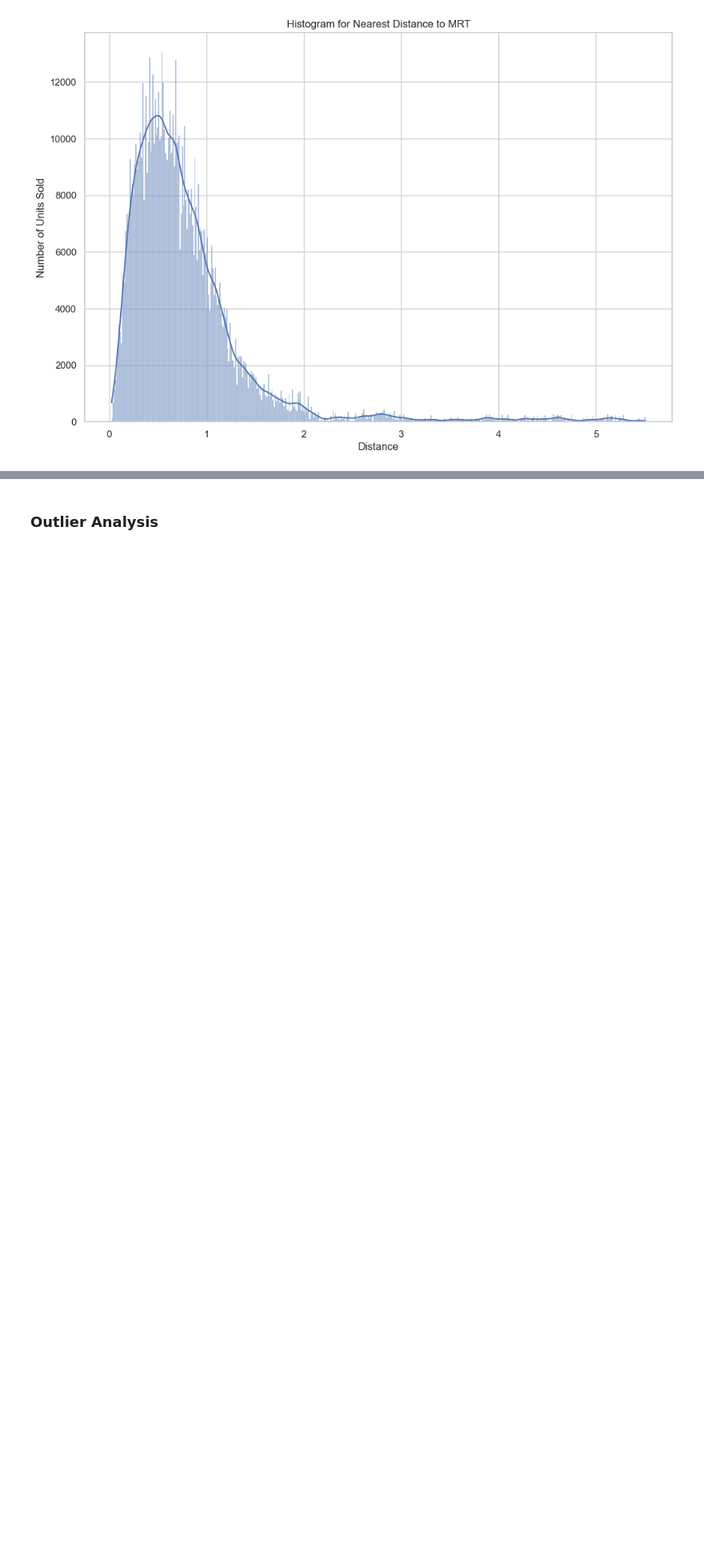
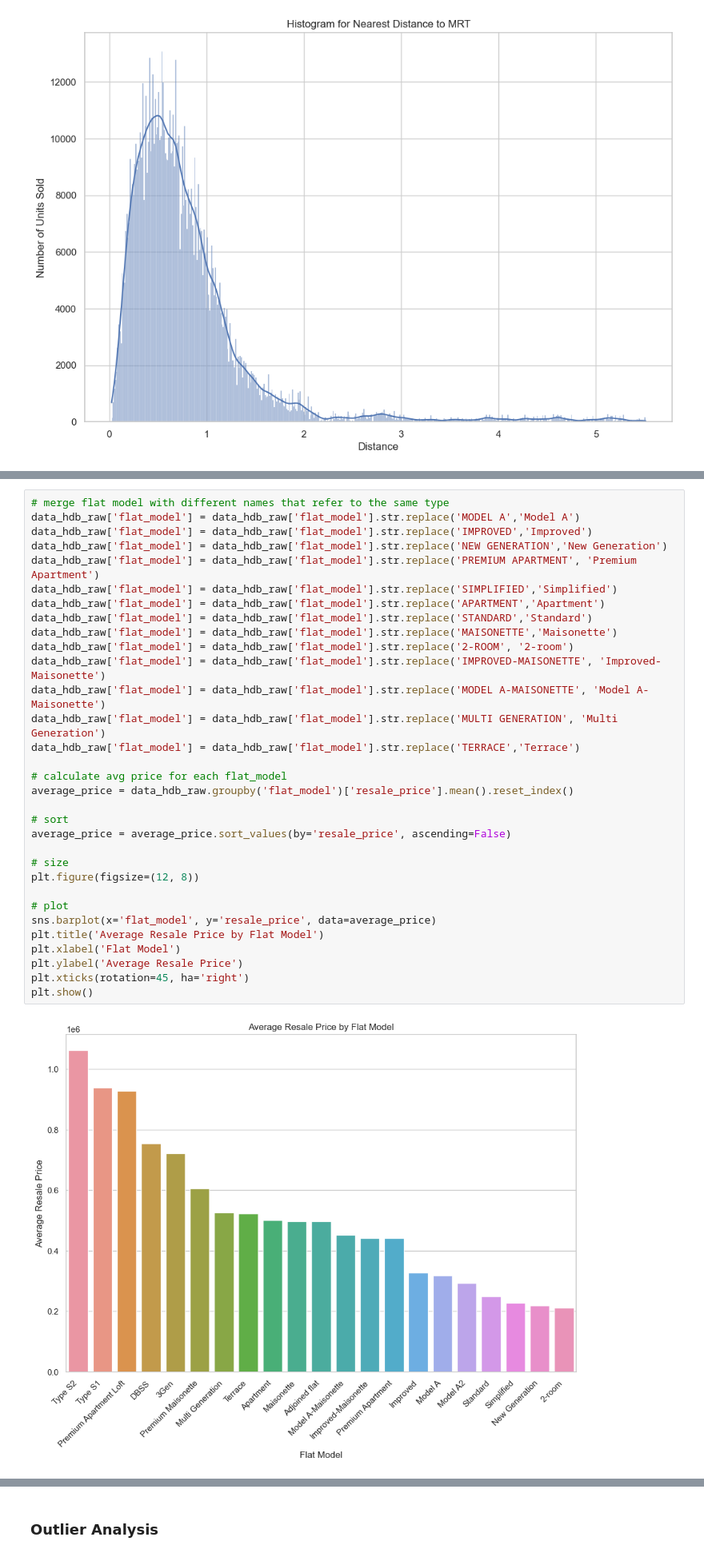
Before and after one commit to kkinmunn/is4303_hdbresale, a Jupyter notebook: eda/eda.ipynb, the cells around one changed output, grey strips where cells are left out. Shown at 80% size. Saved outputs shown, nothing was run; the diff lists cells and outputs as text; blank space fills up the shorter version.

Commit message:
some additional data visualisations

```diff
--- a/eda/eda.ipynb
+++ b/eda/eda.ipynb
@@ -314,0 +315,34 @@ plt.show()
+# %%
+# merge flat model with different names that refer to the same type
+data_hdb_raw['flat_model'] = data_hdb_raw['flat_model'].str.replace('MODEL A','Model A')
+data_hdb_raw['flat_model'] = data_hdb_raw['flat_model'].str.replace('IMPROVED','Improved')
+data_hdb_raw['flat_model'] = data_hdb_raw['flat_model'].str.replace('NEW GENERATION','New Generation')
+data_hdb_raw['flat_model'] = data_hdb_raw['flat_model'].str.replace('PREMIUM APARTMENT', 'Premium Apartment')
+data_hdb_raw['flat_model'] = data_hdb_raw['flat_model'].str.replace('SIMPLIFIED','Simplified')
+data_hdb_raw['flat_model'] = data_hdb_raw['flat_model'].str.replace('APARTMENT','Apartment')
+data_hdb_raw['flat_model'] = data_hdb_raw['flat_model'].str.replace('STANDARD','Standard')
+data_hdb_raw['flat_model'] = data_hdb_raw['flat_model'].str.replace('MAISONETTE','Maisonette')
+data_hdb_raw['flat_model'] = data_hdb_raw['flat_model'].str.replace('2-ROOM', '2-room')
+data_hdb_raw['flat_model'] = data_hdb_raw['flat_model'].str.replace('IMPROVED-MAISONETTE', 'Improved-Maisonette')
+data_hdb_raw['flat_model'] = data_hdb_raw['flat_model'].str.replace('MODEL A-MAISONETTE', 'Model A-Maisonette')
+data_hdb_raw['flat_model'] = data_hdb_raw['flat_model'].str.replace('MULTI GENERATION', 'Multi Generation')
+data_hdb_raw['flat_model'] = data_hdb_raw['flat_model'].str.replace('TERRACE','Terrace')
+
+# calculate avg price for each flat_model
+average_price = data_hdb_raw.groupby('flat_model')['resale_price'].mean().reset_index()
+
+# sort
+average_price = average_price.sort_values(by='resale_price', ascending=False)
+
+# size
+plt.figure(figsize=(12, 8))
+
+# plot
+sns.barplot(x='flat_model', y='resale_price', data=average_price)
+plt.title('Average Resale Price by Flat Model')
+plt.xlabel('Flat Model')
+plt.ylabel('Average Resale Price')
+plt.xticks(rotation=45, ha='right')
+plt.show()
+# %% [output]
+[figure, added]
```
Also changed, not shown: parts of 6 cells of this notebook.
